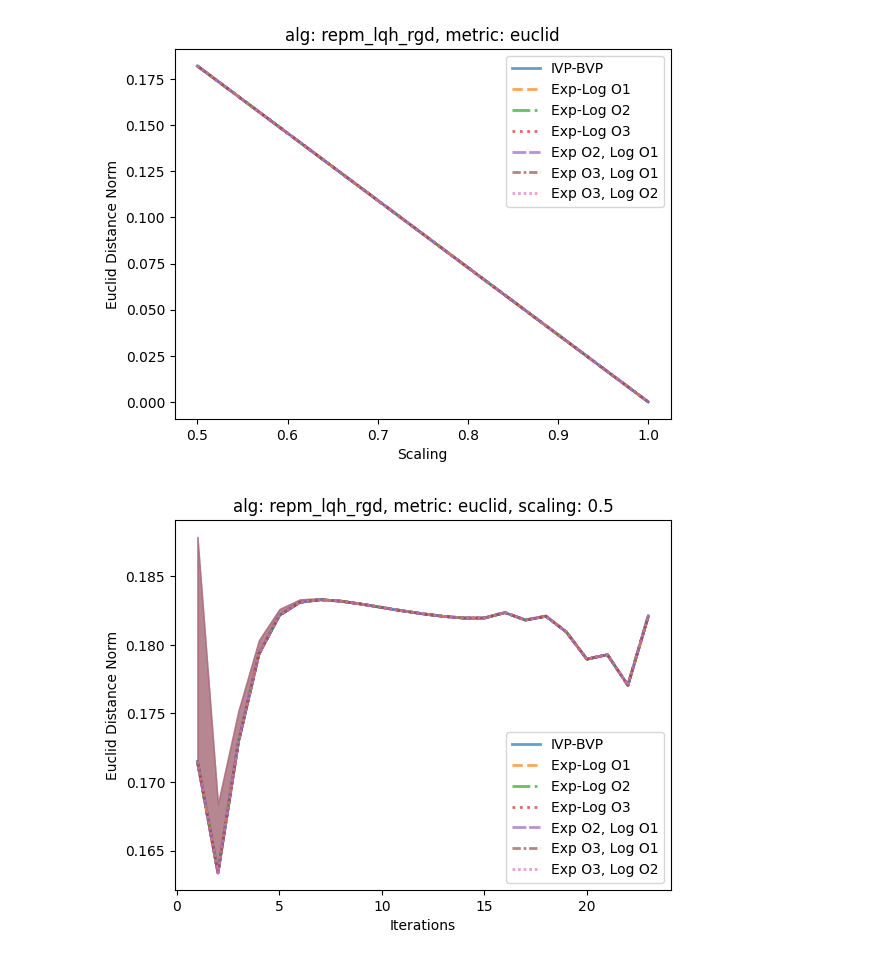
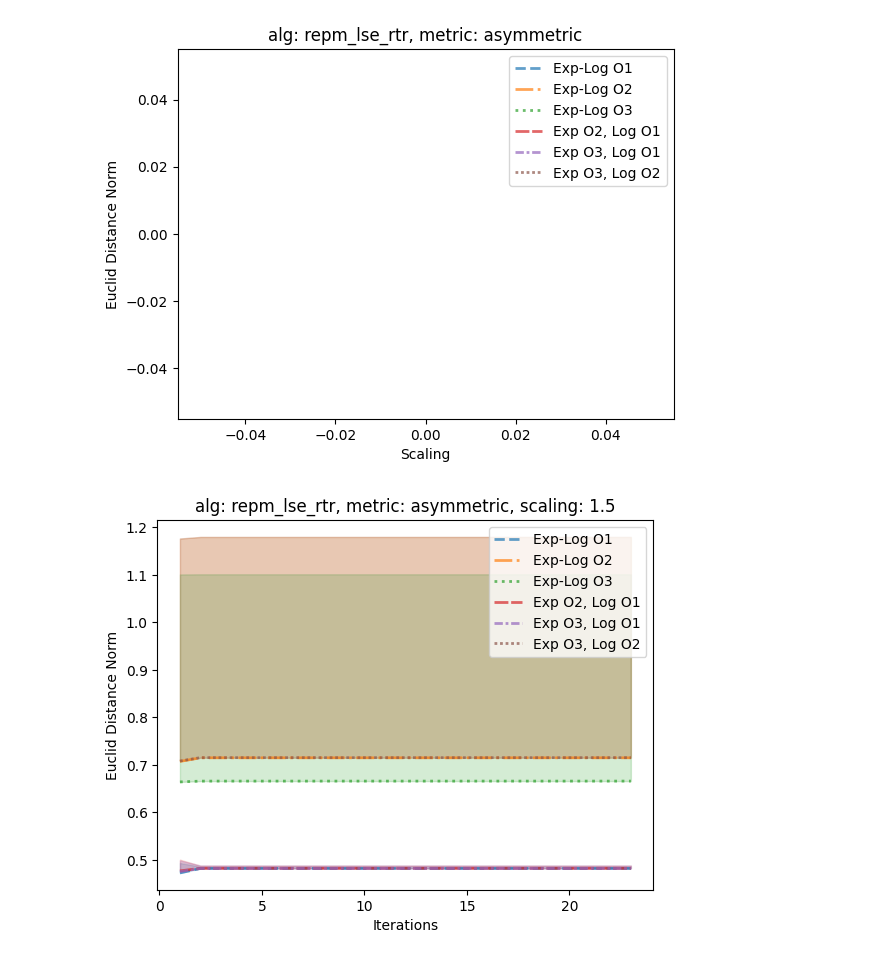
Before and after one commit to planetaryeclipse/ece602-mfld-optim-taylor-approx, a Jupyter notebook: src/analysis/constrained_analysis.ipynb, the cells around one changed output. Saved outputs shown, nothing was run; the diff lists cells and outputs as text; code cells hidden in the pictures.

Commit message:
Update constrained analysis notebook

```diff
--- a/src/analysis/constrained_analysis.ipynb
+++ b/src/analysis/constrained_analysis.ipynb
@@ -28,7 +28,8 @@ RiemGradDescentResult(success=True, p=tensor([-0.3377, -0.0779,  0.1956]), iters
         [-0.3377, -0.0779,  0.1956]]), f_hist=tensor([2.2136e-01, 1.0791e-01, 5.2216e-02, 2.5269e-02, 1.2257e-02, 5.9600e-03,
         2.9041e-03, 1.4173e-03, 6.9250e-04, 3.3864e-04, 1.6570e-04])))
 # %%
-constr_alg = "repm_lqh"
+constr_alg = "repm_lse"
+sub_alg = "rtr"
 
 constr_rgd_dir = Path(f"../../data/constrained/{constr_alg}_rgd/")
 constr_rtr_dir = Path(f"../../data/constrained/{constr_alg}_rtr/")
@@ -36,7 +37,8 @@ constr_rtr_dir = Path(f"../../data/constrained/{constr_alg}_rtr/")
 constr_dirs = [constr_rgd_dir, constr_rtr_dir]
 constr_data = load_all_param_data(constr_dirs)
 
-constr_metric = "euclid"
-constr_scaling = [0.5, 1.]
+constr_metric = "asymmetric"
+constr_scaling = []
+constr_methods = plotting_util._desired_method_order[1:] # no ivpbvp
 # %%
 # generate the success vs scaling data
@@ -50,9 +52,9 @@ plotting_util.gen_iters_vs_scaling_plots(constr_data, f"{constr_alg}_rgd", const
 # %%
-plotting_util.gen_euclid_nonoptimal_norms_vs_scaling_plots(constr_data, f"{constr_alg}_rgd", constr_metric, constr_scaling, plotting_util._desired_method_order, target=plotting_util._constraint_target, show_titles=True)
+plotting_util.gen_euclid_nonoptimal_norms_vs_scaling_plots(constr_data, f"{constr_alg}_{sub_alg}", constr_metric, constr_scaling, constr_methods, target=plotting_util._constraint_target, show_titles=True)
 # %% [output]
-[figure, old version]
+[figure, new version]
 # %%
-plotting_util.gen_euclid_nonoptimal_norms_plots(constr_data, f"{constr_alg}_rgd", constr_metric, 0.5, plotting_util._desired_method_order, target=plotting_util._constraint_target, show_titles=True)
+plotting_util.gen_euclid_nonoptimal_norms_plots(constr_data, f"{constr_alg}_{sub_alg}", constr_metric, 1.5, constr_methods, target=plotting_util._constraint_target, show_titles=True)
 # %% [output]
-[figure, old version]
+[figure, new version]
 # %%
```
Also changed, not shown: parts of 3 cells of this notebook, 1 other file.
